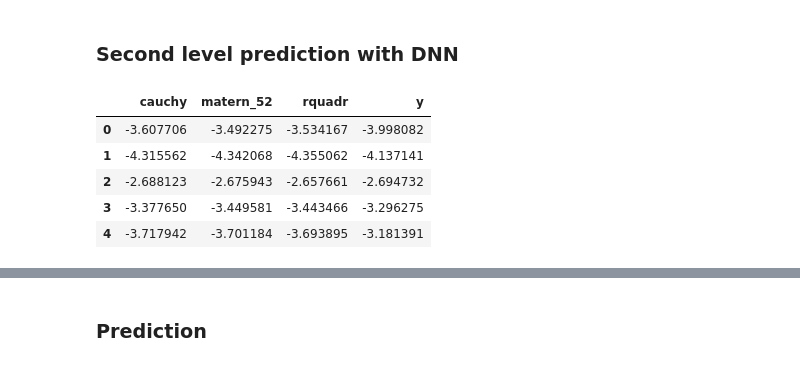
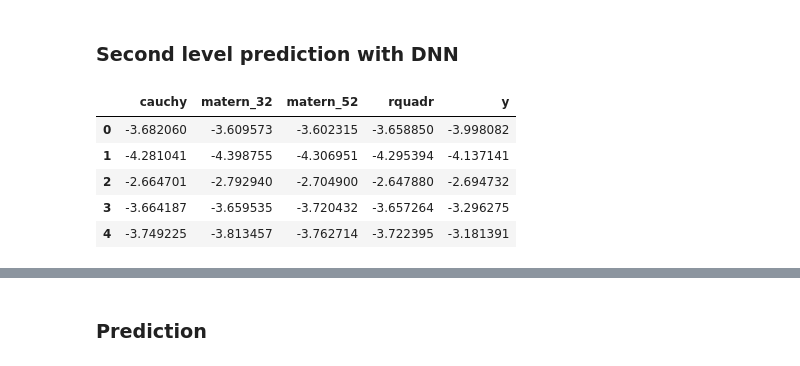
Before and after one commit to anthonyhu/aerosol-depth-prediction, a Jupyter notebook: Neural network stacking of kernel embedding.ipynb, the cells around one changed output, grey strips where cells are left out. Saved outputs shown, nothing was run; the diff lists cells and outputs as text; code cells hidden in the pictures.

Commit message:
Added kernel mean embedding

```diff
--- a/Neural network stacking of kernel embedding.ipynb
+++ b/Neural network stacking of kernel embedding.ipynb
@@ -142,5 +197,0 @@ def RMSE(y, y_hat):
-# %%
-random_seed = 8
-n_folds = 5 # set folds for out-of-fold prediction
-# In KFold, random_state will only be used if shuffle is set to True
-kf = KFold(n_splits=n_folds, shuffle=False, random_state=random_seed)
@@ -212,17 +306,21 @@ G_train_rquadr, G_test_rquadr = load_gram("rquadr_1024.csv", nb_bags_train)
 # %%
-# Create our OOF train and test predictions. These base results will be used as new features.
+# Create OOF train and test predictions
 # Cauchy
 cauchy_oof_train, cauchy_oof_test = oof_prediction(cauchy, G_train_cauchy,
-                                                   y_train, G_test_cauchy)
-# Matern 3/2
-#matern_32_oof_train, matern_32_oof_test = oof_prediction(matern_32, G_train_matern_32,
- #                                                        y_train, G_test_matern_32)
+                                                   y_train, G_test_cauchy,
+                                                   n_folds, random_seed)
+#Matern 3/2
+matern_32_oof_train, matern_32_oof_test = oof_prediction(matern_32, G_train_matern_32,
+                                                         y_train, G_test_matern_32,
+                                                         n_folds, random_seed)
 # Matern 5/2
 matern_52_oof_train, matern_52_oof_test = oof_prediction(matern_52, G_train_matern_52,
-                                                         y_train, G_test_matern_52)
+                                                         y_train, G_test_matern_52,
+                                                         n_folds, random_seed)
 # Rational quadratic
 rquadr_oof_train, rquadr_oof_test = oof_prediction(rquadr, G_train_rquadr,
-                                                   y_train, G_test_rquadr)
+                                                   y_train, G_test_rquadr,
+                                                   n_folds, random_seed)
 print("Training is finished.")
 # %% [output]
 Training is finished.
@@ -243,26 +343,26 @@ RMSE(rquadr_oof_train, y_train)
 # %% [markdown]
 ### Second level prediction with DNN
 # %%
-kernel_train = pd.DataFrame({'cauchy': cauchy_oof_train.ravel(),
-                             #'matern_32': matern_32_oof_train.ravel(),
-                             'matern_52': matern_52_oof_train.ravel(),
-                             'rquadr': rquadr_oof_train.ravel()})
+kernel_train = pd.DataFrame({'cauchy': cauchy_oof_train,
+                             'matern_32': matern_32_oof_train,
+                             'matern_52': matern_52_oof_train,
+                             'rquadr': rquadr_oof_train})
 
 kernel_train["y"] = y_train
 
-kernel_test = pd.DataFrame({'cauchy': cauchy_oof_test.ravel(),
-                            #'matern_32': matern_32_oof_test.ravel(),
-                            'matern_52': matern_52_oof_test.ravel(),
-                            'rquadr': rquadr_oof_test.ravel()})
+kernel_test = pd.DataFrame({'cauchy': cauchy_oof_test,
+                            'matern_32': matern_32_oof_test,
+                            'matern_52': matern_52_oof_test,
+                            'rquadr': rquadr_oof_test})
 
 cols_excl_kernel = ["y"]
 cols_kernel = [c for c in kernel_train.columns if c not in cols_excl_kernel]
 
 kernel_train.head()
 # %% [output]
-|  | cauchy | matern_52 | rquadr | y |
-| 0 | -3.607706 | -3.492275 | -3.534167 | -3.998082 |
-| 1 | -4.315562 | -4.342068 | -4.355062 | -4.137141 |
-| 2 | -2.688123 | -2.675943 | -2.657661 | -2.694732 |
-| 3 | -3.377650 | -3.449581 | -3.443466 | -3.296275 |
-| 4 | -3.717942 | -3.701184 | -3.693895 | -3.181391 |
+|  | cauchy | matern_32 | matern_52 | rquadr | y |
+| 0 | -3.682060 | -3.609573 | -3.602315 | -3.658850 | -3.998082 |
+| 1 | -4.281041 | -4.398755 | -4.306951 | -4.295394 | -4.137141 |
+| 2 | -2.664701 | -2.792940 | -2.704900 | -2.647880 | -2.694732 |
+| 3 | -3.664187 | -3.659535 | -3.720432 | -3.657264 | -3.296275 |
+| 4 | -3.749225 | -3.813457 | -3.762714 | -3.722395 | -3.181391 |
```
Also changed, not shown: parts of 39 cells of this notebook.
